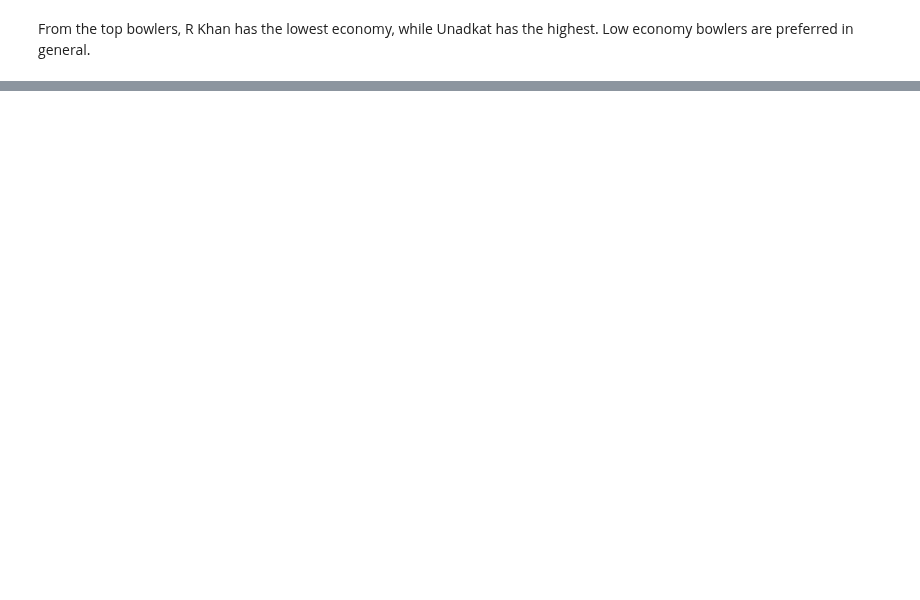
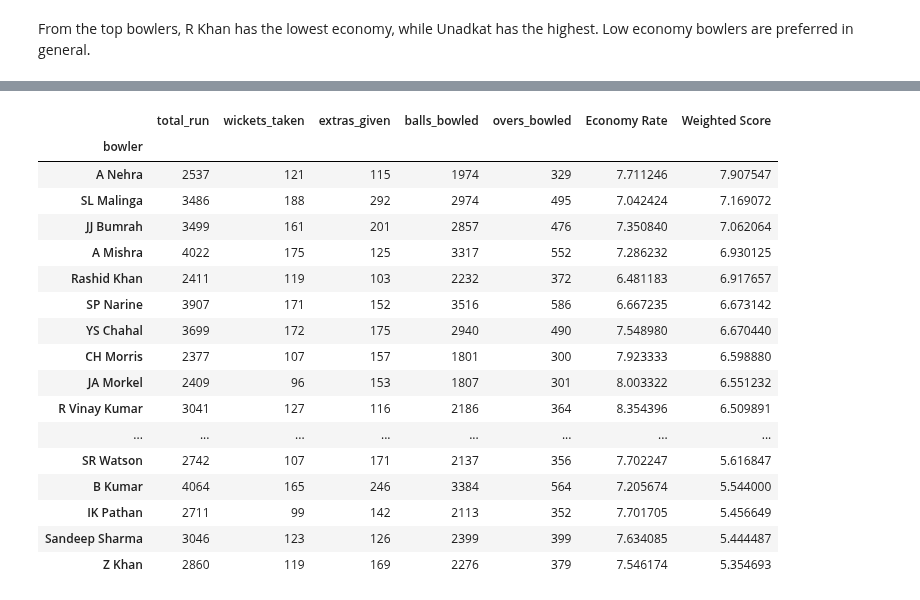
Before and after one commit to ubco-W2022T2-data301/project-group-group60, a Jupyter notebook: analysis/analysis2.ipynb, the cells around one changed output, grey strips where cells are left out. Saved outputs shown, nothing was run; the diff lists cells and outputs as text; code cells hidden in the pictures; blank space fills up the shorter version.

```diff
--- a/analysis/analysis2.ipynb
+++ b/analysis/analysis2.ipynb
@@ -178,0 +226,3 @@ From the top bowlers, R Khan has the lowest economy, while Unadkat has the highe
+# %%
+new_ball = ball_by_ball.drop(columns = ['non-striker','kind', 'fielders_involved'])
+new_ball
@@ -178,0 +333,23 @@ From the top bowlers, R Khan has the lowest economy, while Unadkat has the highe
+# %%
+df_sorted = bowler_stats.sort_values('Weighted Score', ascending=False)
+df_sorted = df_sorted.head(25)
+df_sorted
+# %% [output]
+|  | total_run | wickets_taken | extras_given | balls_bowled | overs_bowled | Economy Rate | Weighted Score |
+| bowler |  |  |  |  |  |  |  |
+| A Nehra | 2537 | 121 | 115 | 1974 | 329 | 7.711246 | 7.907547 |
+| SL Malinga | 3486 | 188 | 292 | 2974 | 495 | 7.042424 | 7.169072 |
+| JJ Bumrah | 3499 | 161 | 201 | 2857 | 476 | 7.350840 | 7.062064 |
+| A Mishra | 4022 | 175 | 125 | 3317 | 552 | 7.286232 | 6.930125 |
+| Rashid Khan | 2411 | 119 | 103 | 2232 | 372 | 6.481183 | 6.917657 |
+| SP Narine | 3907 | 171 | 152 | 3516 | 586 | 6.667235 | 6.673142 |
+| YS Chahal | 3699 | 172 | 175 | 2940 | 490 | 7.548980 | 6.670440 |
+| CH Morris | 2377 | 107 | 157 | 1801 | 300 | 7.923333 | 6.598880 |
+| JA Morkel | 2409 | 96 | 153 | 1807 | 301 | 8.003322 | 6.551232 |
+| R Vinay Kumar | 3041 | 127 | 116 | 2186 | 364 | 8.354396 | 6.509891 |
+| ... | ... | ... | ... | ... | ... | ... | ... |
+| SR Watson | 2742 | 107 | 171 | 2137 | 356 | 7.702247 | 5.616847 |
+| B Kumar | 4064 | 165 | 246 | 3384 | 564 | 7.205674 | 5.544000 |
+| IK Pathan | 2711 | 99 | 142 | 2113 | 352 | 7.701705 | 5.456649 |
+| Sandeep Sharma | 3046 | 123 | 126 | 2399 | 399 | 7.634085 | 5.444487 |
+| Z Khan | 2860 | 119 | 169 | 2276 | 379 | 7.546174 | 5.354693 |
```
Also changed, not shown: parts of 16 cells of this notebook, 3 other files.
